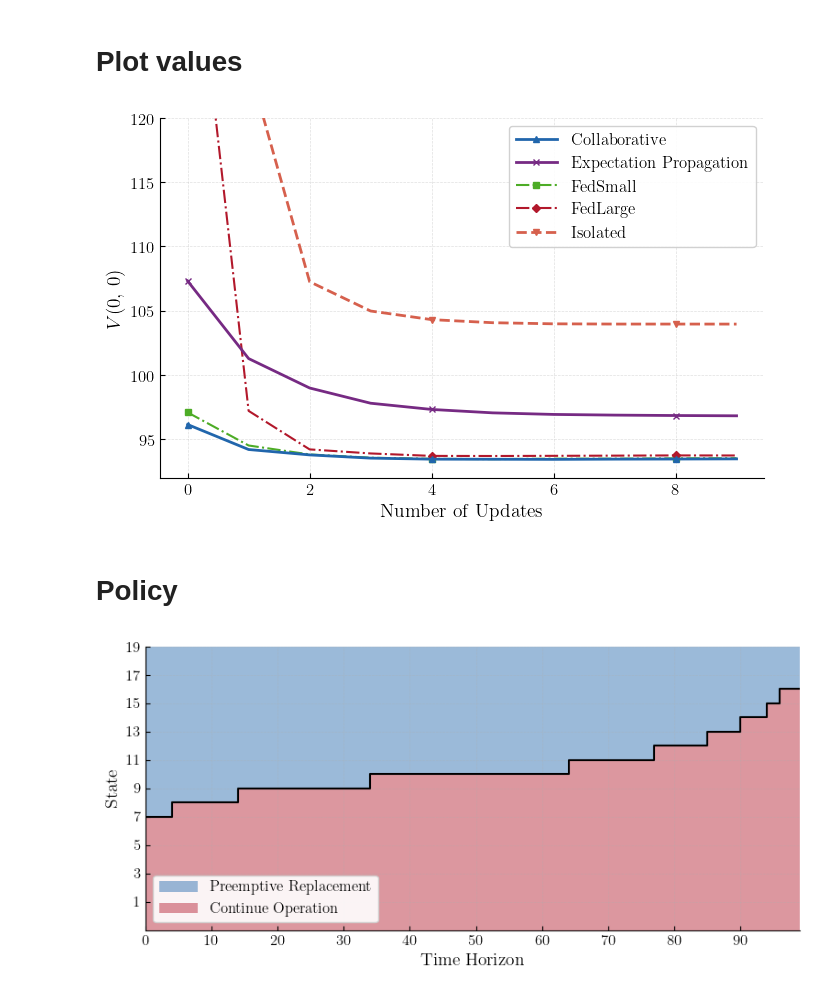
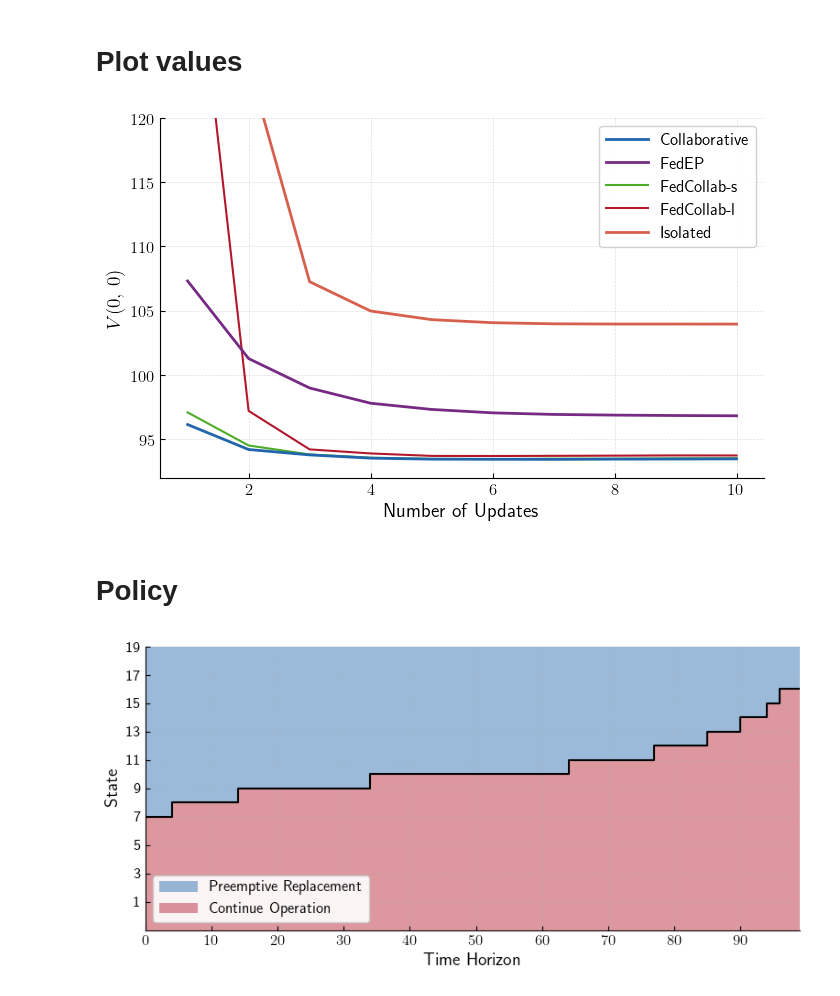
Before and after one commit to pmano-uw/federated_CBM, a Jupyter notebook: linear_degradation_signal/Plot.ipynb, the cells around one changed output. Saved outputs shown, nothing was run; the diff lists cells and outputs as text; code cells hidden in the pictures.

```diff
--- a/linear_degradation_signal/Plot.ipynb
+++ b/linear_degradation_signal/Plot.ipynb
@@ -86,8 +86,8 @@ plt.show()
 # %%
 # --- Style setup (same as main figure) ---
 plt.rcParams.update({
-    'font.family': 'serif',
-    'font.serif': ['Times New Roman', 'DejaVu Serif'],
+    'font.family': 'sans-serif',
+    'font.sans-serif': ['Myriad Pro', 'Fira Sans', 'Source Sans Pro', 'Helvetica Neue'],
     'font.size': 14,
     'axes.titlesize': 15,
     'axes.labelsize': 14,
@@ -117,7 +117,7 @@ COLOR_EP       = '#762A83'
 COLOR_ISO      = '#D6604D'
 
 COLORS = [COLOR_COLLAB, COLOR_FEDSMALL, COLOR_FEDLARGE, COLOR_EP, COLOR_ISO]
-LABELS = ['Collaborative', 'FedSmall', 'FedLarge', 'EP', 'Isolated']
+LABELS = ['Collaborative', 'FedCollab-s', 'FedCollab-l', 'FedEP', 'Isolated']
 
 # --- Figure ---
 fig, ax = plt.subplots(figsize=(7, 4.5))
@@ -147,5 +147,6 @@ ax.set_ylabel("Discounted Costs")
 ax.grid(True, which='major', axis='y', linestyle='--', linewidth=0.5, alpha=0.4)
 
 fig.tight_layout()
+fig.savefig('cost_plot.pdf', dpi=300, bbox_inches='tight')
 plt.show()
 # %% [output]
@@ -244,8 +245,8 @@ std_opt_collab_lap_2 = np.std(np.stack(value_opt_collab_lap_2), axis=0)
 # %%
 # --- Style setup (shared across all figures) ---
 plt.rcParams.update({
-    'font.family': 'serif',
-    'font.serif': ['Times New Roman', 'DejaVu Serif'],
+    'font.family': 'sans-serif',
+    'font.sans-serif': ['Myriad Pro', 'Fira Sans', 'Source Sans Pro', 'Helvetica Neue'],
     'font.size': 14,
     'axes.titlesize': 15,
     'axes.labelsize': 14,
@@ -278,40 +279,41 @@ COLOR_ISO      = '#D6604D'
 value_collab   = -total_mean_opt_collab
 value_iso      = -total_mean_opt_iso
 value_ep       = -total_mean_opt_ep
 value_fedsmall = -total_mean_opt_collab_lap_1
 value_fedlarge = -total_mean_opt_collab_lap_2
 
 # --- Figure ---
 fig, ax = plt.subplots(figsize=(7, 4.5))
-
-ax.plot(t_list, value_collab,       label="Collaborative",           color=COLOR_COLLAB,   lw=2.0, marker='^', markersize=5, markevery=4, zorder=5)
-ax.plot(t_list, value_fedsmall,     label="FedSmall",                color=COLOR_FEDSMALL, lw=1.5, marker='s', markersize=4, markevery=4, linestyle='dashdot', zorder=4)
-ax.plot(t_list, value_fedlarge,     label="FedLarge",                color=COLOR_FEDLARGE, lw=1.5, marker='D', markersize=4, markevery=4, linestyle='dashdot', zorder=4)
-ax.plot(t_list, value_ep,           label="Expectation Propagation", color=COLOR_EP,       lw=2.0, marker='x', markersize=5, markevery=4, linestyle='-',       zorder=5)
-ax.plot(t_list, value_iso,          label="Isolated",                color=COLOR_ISO,      lw=2.0, marker='v', markersize=5, markevery=4, linestyle='--',       zorder=3)
+t_list = np.arange(1, plot_size + 1)
+ax.plot(t_list, value_collab,       label="Collaborative",           color=COLOR_COLLAB,   lw=2.0, zorder=5)
+ax.plot(t_list, value_fedsmall,     label="FedCollab-s",                color=COLOR_FEDSMALL, lw=1.5, zorder=4)
+ax.plot(t_list, value_fedlarge,     label="FedCollab-l",                color=COLOR_FEDLARGE, lw=1.5,  zorder=4)
+ax.plot(t_list, value_ep,           label="FedEP", color=COLOR_EP,       lw=2.0,zorder=5)
+ax.plot(t_list, value_iso,          label="Isolated",                color=COLOR_ISO,      lw=2.0,  zorder=3)
 
 # --- Axes ---
 ax.set_ylim([92, 120])
 ax.set_xlabel("Number of Updates")
 ax.set_ylabel(r"$V(0,\, 0)$")
 
 ax.grid(True, which='major', linestyle='--', linewidth=0.5, alpha=0.4)
 
 # --- Legend ordered by final performance (mirror main figure convention) ---
 handles, labels = ax.get_legend_handles_labels()
 order = [0, 3, 1, 2, 4]  # Collab, EP, FedSmall, FedLarge, Isolated
 ax.legend(
     [handles[i] for i in order],
     [labels[i]  for i in order],
     loc='upper right',
     frameon=True,
     ncol=1,
 )
 
 fig.tight_layout()
+fig.savefig('value_plot.pdf', dpi=300, bbox_inches='tight')
 plt.show()
 # %% [output]
-[figure, old version]
+[figure, new version]
 # %% [markdown]
 # Policy
 # %%
@@ -332,8 +334,8 @@ t_steps  = np.arange(T)
 
 # --- Style ---
 plt.rcParams.update({
-    'font.family': 'serif',
-    'font.serif': ['Times New Roman', 'DejaVu Serif'],
+    'font.family': 'sans-serif',
+    'font.sans-serif': ['Myriad Pro', 'Fira Sans', 'Source Sans Pro', 'Helvetica Neue'],
     'font.size': 14,
     'axes.titlesize': 15,
     'axes.labelsize': 14,
@@ -394,6 +396,7 @@ ax.grid(True, which='major', linestyle='--', linewidth=0.5, alpha=0.4)
 ax.legend(loc='lower left', frameon=True)
 
 fig.tight_layout()
+fig.savefig('opt_policy.pdf', dpi=300, bbox_inches='tight')
 plt.show()
 # %% [output]
-[figure, old version]
+[figure, new version]
```
Also changed, not shown: parts of 1 cell of this notebook, 14 other files.
